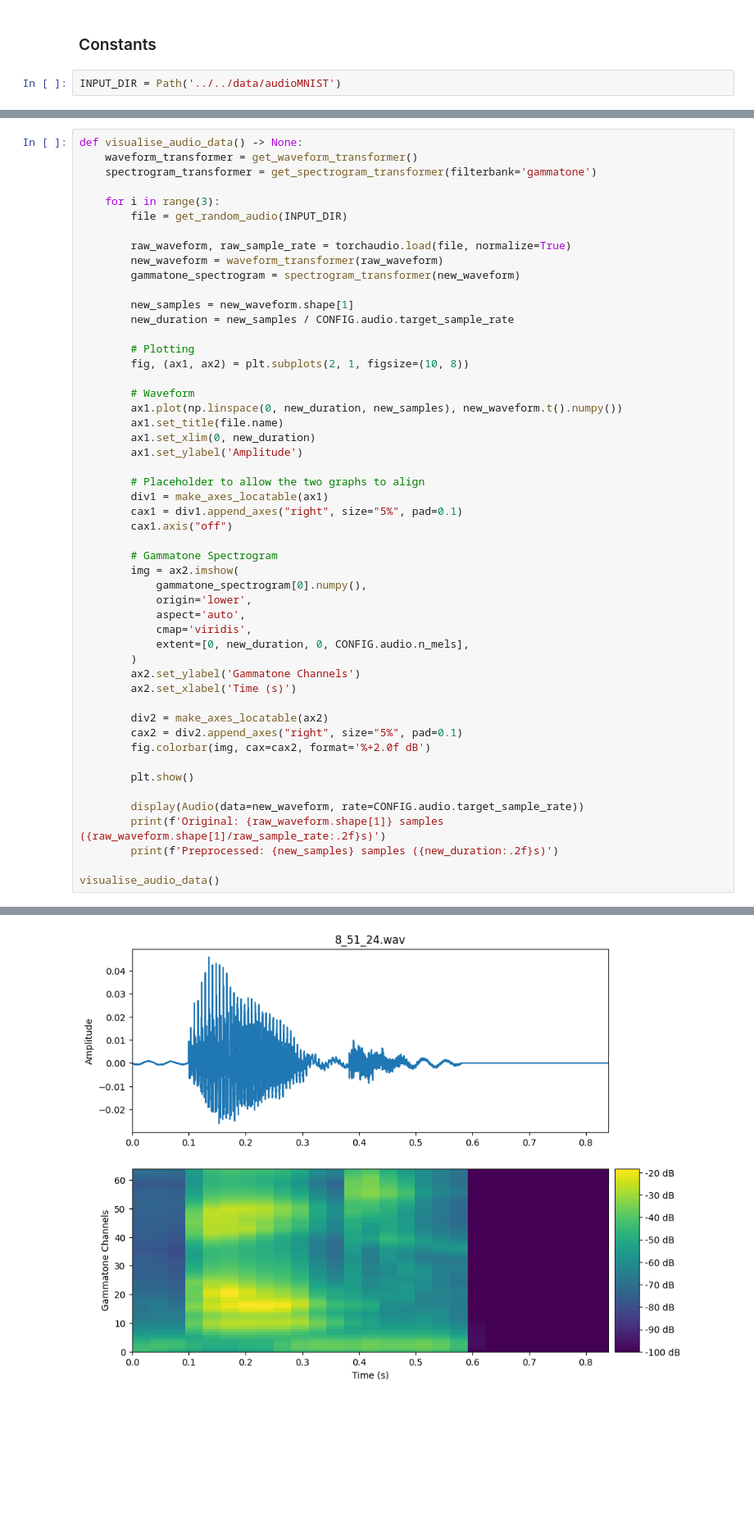
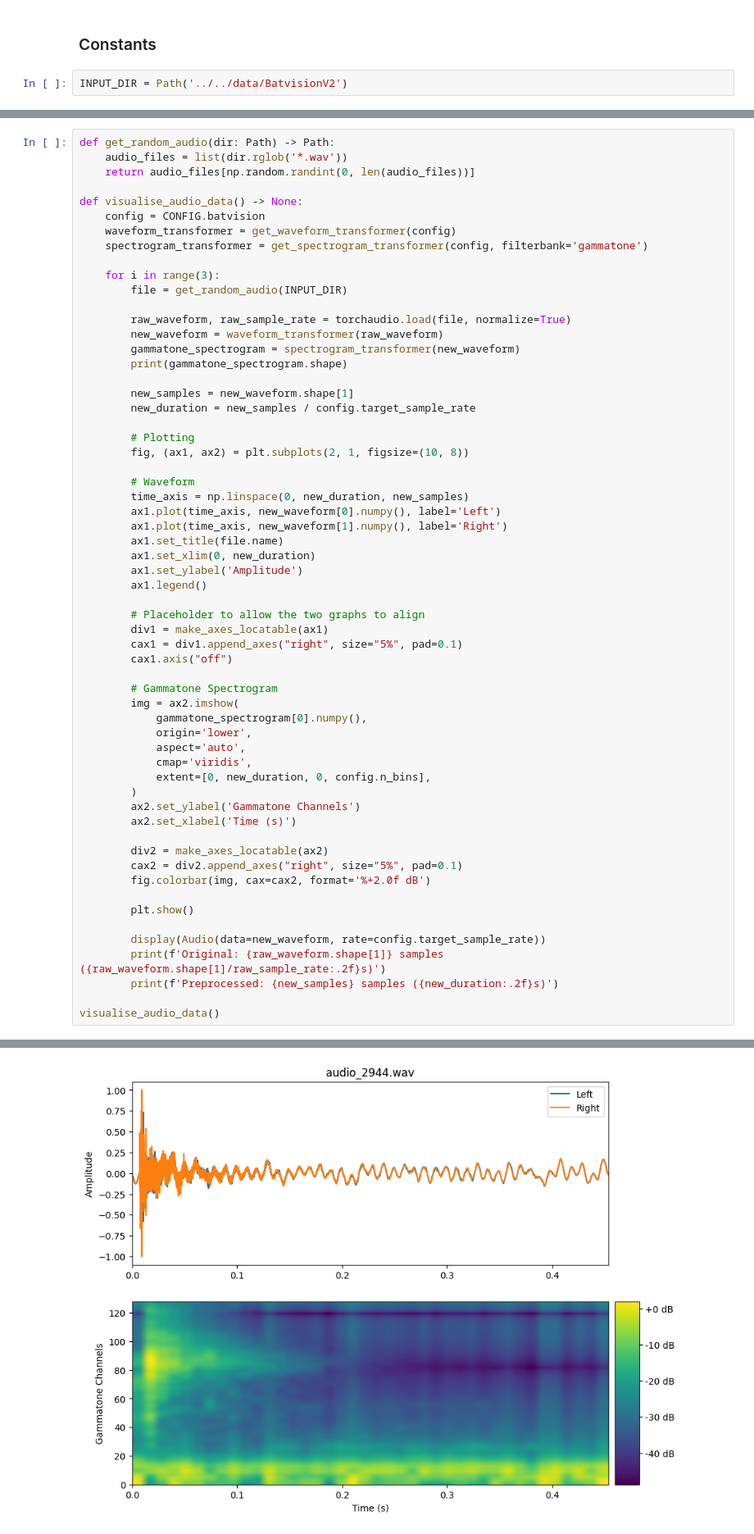
Before and after one commit to jackr03/bio-inspired-sonar-for-underwater-object-detection, a Jupyter notebook: notebooks/phase3/exploration.ipynb, the cells around one changed output, grey strips where cells are left out. Shown at 82% size. Cells and saved outputs as stored; diff of their text form; blank space fills up the shorter version.

```diff
--- a/notebooks/phase3/exploration.ipynb
+++ b/notebooks/phase3/exploration.ipynb
@@ -18,4 +19,4 @@ warnings.filterwarnings("ignore", category=UserWarning)
 # %% [markdown]
 ### Constants
 # %%
-INPUT_DIR = Path('../../data/audioMNIST')
+INPUT_DIR = Path('../../data/BatvisionV2')
@@ -24,7 +60,12 @@ INPUT_DIR = Path('../../data/audioMNIST')
 # %%
+def get_random_audio(dir: Path) -> Path:
+    audio_files = list(dir.rglob('*.wav'))
+    return audio_files[np.random.randint(0, len(audio_files))]
+
 def visualise_audio_data() -> None:
-    waveform_transformer = get_waveform_transformer()
-    spectrogram_transformer = get_spectrogram_transformer(filterbank='gammatone')
+    config = CONFIG.batvision
+    waveform_transformer = get_waveform_transformer(config)
+    spectrogram_transformer = get_spectrogram_transformer(config, filterbank='gammatone')
 
     for i in range(3):
         file = get_random_audio(INPUT_DIR)
@@ -32,18 +73,22 @@ def visualise_audio_data() -> None:
         raw_waveform, raw_sample_rate = torchaudio.load(file, normalize=True)
         new_waveform = waveform_transformer(raw_waveform)
         gammatone_spectrogram = spectrogram_transformer(new_waveform)
+        print(gammatone_spectrogram.shape)
 
         new_samples = new_waveform.shape[1]
-        new_duration = new_samples / CONFIG.audio.target_sample_rate
+        new_duration = new_samples / config.target_sample_rate
 
         # Plotting
         fig, (ax1, ax2) = plt.subplots(2, 1, figsize=(10, 8))
 
         # Waveform
-        ax1.plot(np.linspace(0, new_duration, new_samples), new_waveform.t().numpy())
+        time_axis = np.linspace(0, new_duration, new_samples)
+        ax1.plot(time_axis, new_waveform[0].numpy(), label='Left')
+        ax1.plot(time_axis, new_waveform[1].numpy(), label='Right')
         ax1.set_title(file.name)
         ax1.set_xlim(0, new_duration)
         ax1.set_ylabel('Amplitude')
+        ax1.legend()
 
         # Placeholder to allow the two graphs to align
         div1 = make_axes_locatable(ax1)
@@ -56,7 +101,7 @@ def visualise_audio_data() -> None:
             origin='lower',
             aspect='auto',
             cmap='viridis',
-            extent=[0, new_duration, 0, CONFIG.audio.n_mels],
+            extent=[0, new_duration, 0, config.n_bins],
         )
         ax2.set_ylabel('Gammatone Channels')
         ax2.set_xlabel('Time (s)')
@@ -67,7 +112,7 @@ def visualise_audio_data() -> None:
 
         plt.show()
 
-        display(Audio(data=new_waveform, rate=CONFIG.audio.target_sample_rate))
+        display(Audio(data=new_waveform, rate=config.target_sample_rate))
         print(f'Original: {raw_waveform.shape[1]} samples ({raw_waveform.shape[1]/raw_sample_rate:.2f}s)')
         print(f'Preprocessed: {new_samples} samples ({new_duration:.2f}s)')
 
@@ -79,2 +125,2 @@ Gammatone filter created, time used = 0.0019 seconds
-[figure, old version]
+[figure, new version]
 [interactive output not drawn]
```
Also changed, not shown: parts of 5 cells of this notebook, 7 other files.
